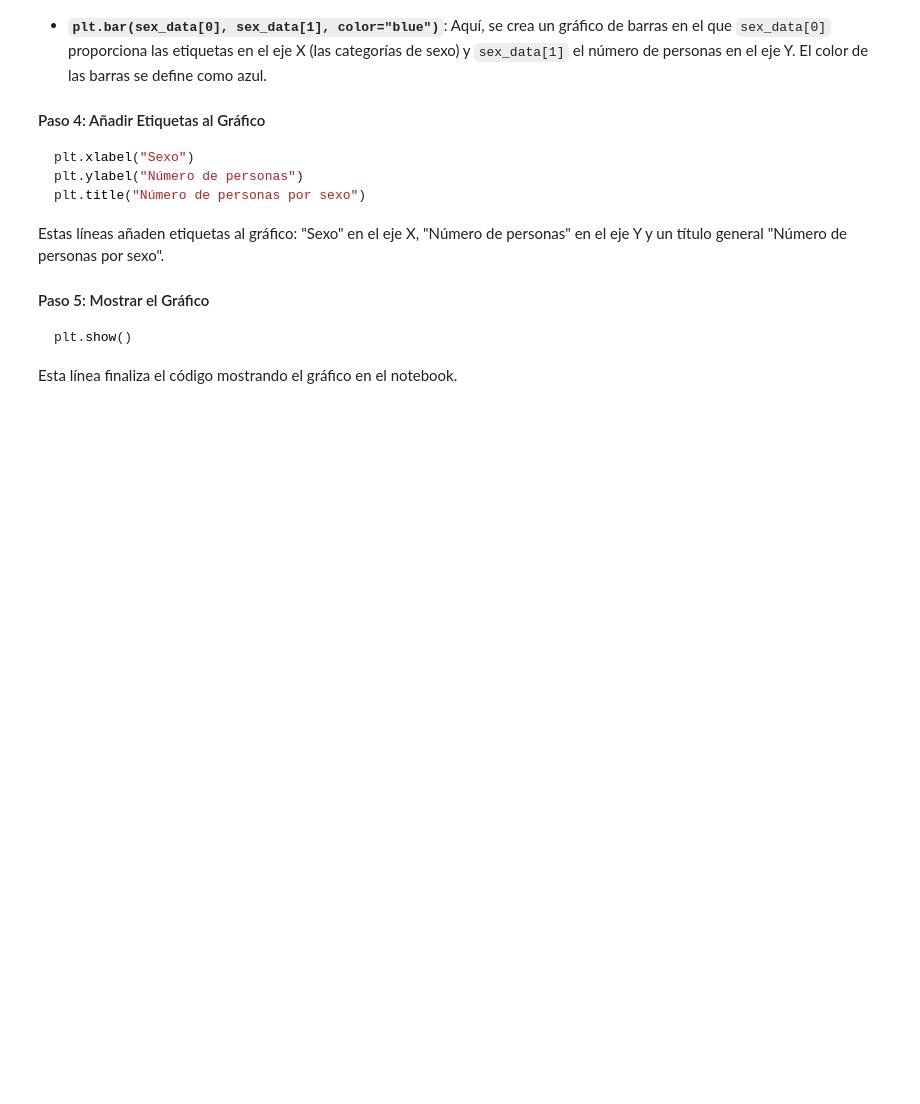
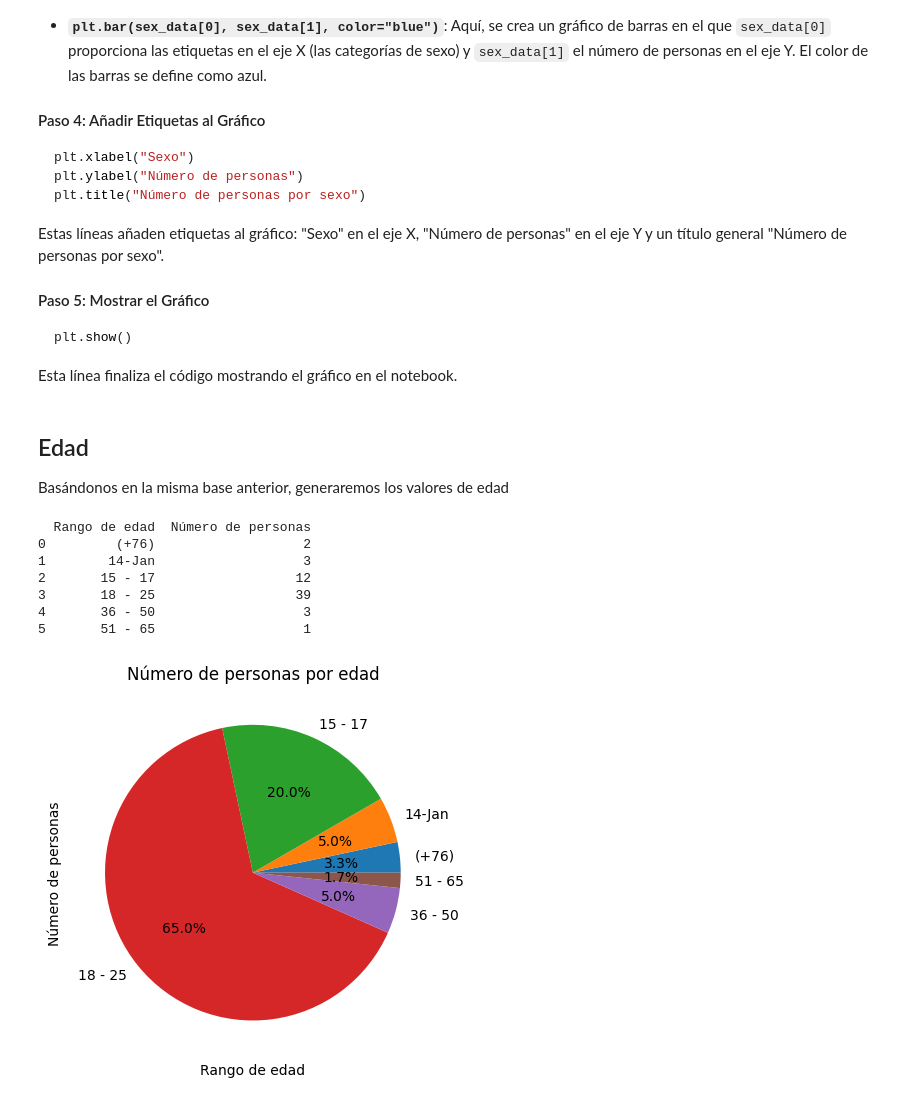
Before and after one commit to Chere3/maizteca_analisis, a Jupyter notebook: main.ipynb, the cells around one changed output. Cells and saved outputs as stored; diff of their text form; code cells hidden in the pictures; blank space fills up the shorter version.

Commit message:
feat(age&like): add like and age graphs

````diff
--- a/main.ipynb
+++ b/main.ipynb
@@ -127,3 +121,30 @@ plt.show()
 ```
 
 Esta línea finaliza el código mostrando el gráfico en el notebook.
+# %% [markdown]
+## Edad
+Basándonos en la misma base anterior, generaremos los valores de edad
+# %%
+# Get the data.
+age_data = np.unique(np.array(list(map(lambda x: x, data[:, 2]))), return_counts=True)
+
+# Plot the data and print table.
+print(pd.DataFrame({"Rango de edad": age_data[0], "Número de personas": age_data[1]}))
+
+plt.pie(age_data[1], labels=age_data[0], autopct='%1.1f%%')
+
+# Add labels.
+plt.xlabel("Rango de edad")
+plt.ylabel("Número de personas")
+plt.title("Número de personas por edad")
+
+plt.show()
+# %% [output]
+  Rango de edad  Número de personas
+0         (+76)                   2
+1        14-Jan                   3
+2       15 - 17                  12
+3       18 - 25                  39
+4       36 - 50                   3
+5       51 - 65                   1
+[figure, added]
````
Also changed, not shown: parts of 4 cells of this notebook, 1 other file.
